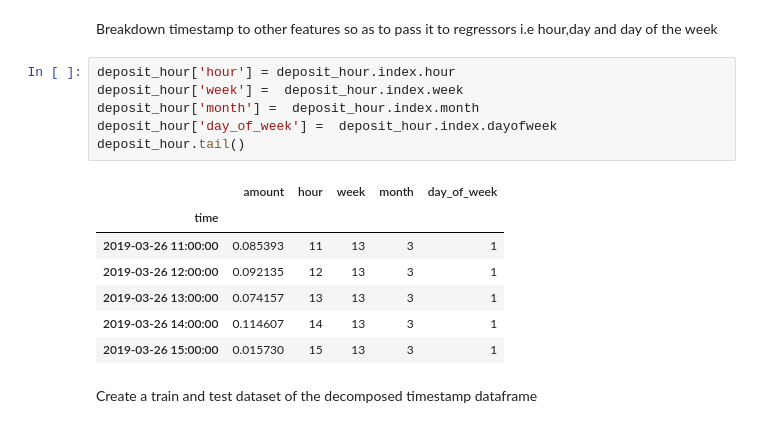
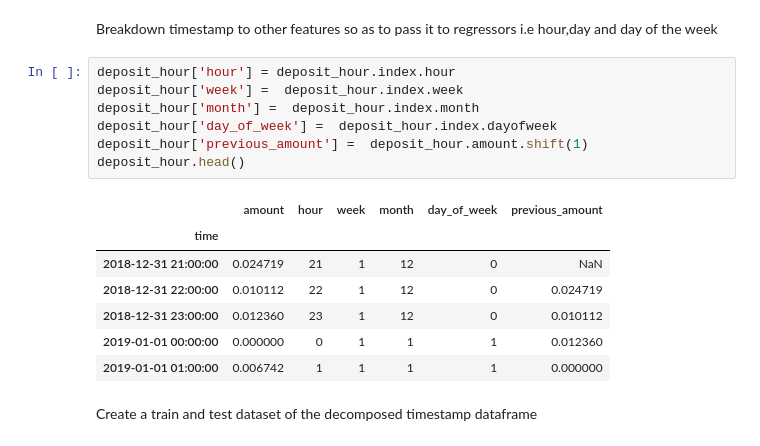
Before and after one commit to sylvia31096/Anomaly-Detection, a Jupyter notebook: Transaction Models.ipynb, the cells around one changed output. Drawn from its saved outputs; the diff is of its cells as text.

```diff
--- a/Transaction Models.ipynb
+++ b/Transaction Models.ipynb
@@ -147,17 +139,18 @@ Breakdown timestamp to other features so as to pass it to regressors i.e hour,da
 # %%
 deposit_hour['hour'] = deposit_hour.index.hour
 deposit_hour['week'] =  deposit_hour.index.week
 deposit_hour['month'] =  deposit_hour.index.month
 deposit_hour['day_of_week'] =  deposit_hour.index.dayofweek
-deposit_hour.tail()
+deposit_hour['previous_amount'] =  deposit_hour.amount.shift(1)
+deposit_hour.head()
 # %% [output]
-|  | amount | hour | week | month | day_of_week |
-| time |  |  |  |  |  |
-| 2019-03-26 11:00:00 | 0.085393 | 11 | 13 | 3 | 1 |
-| 2019-03-26 12:00:00 | 0.092135 | 12 | 13 | 3 | 1 |
-| 2019-03-26 13:00:00 | 0.074157 | 13 | 13 | 3 | 1 |
-| 2019-03-26 14:00:00 | 0.114607 | 14 | 13 | 3 | 1 |
-| 2019-03-26 15:00:00 | 0.015730 | 15 | 13 | 3 | 1 |
+|  | amount | hour | week | month | day_of_week | previous_amount |
+| time |  |  |  |  |  |  |
+| 2018-12-31 21:00:00 | 0.024719 | 21 | 1 | 12 | 0 | NaN |
+| 2018-12-31 22:00:00 | 0.010112 | 22 | 1 | 12 | 0 | 0.024719 |
+| 2018-12-31 23:00:00 | 0.012360 | 23 | 1 | 12 | 0 | 0.010112 |
+| 2019-01-01 00:00:00 | 0.000000 | 0 | 1 | 1 | 1 | 0.012360 |
+| 2019-01-01 01:00:00 | 0.006742 | 1 | 1 | 1 | 1 | 0.000000 |
 # %% [markdown]
 Create a train and test dataset of the decomposed timestamp dataframe
 # %%
```
Also changed, not shown: parts of 13 cells of this notebook.
